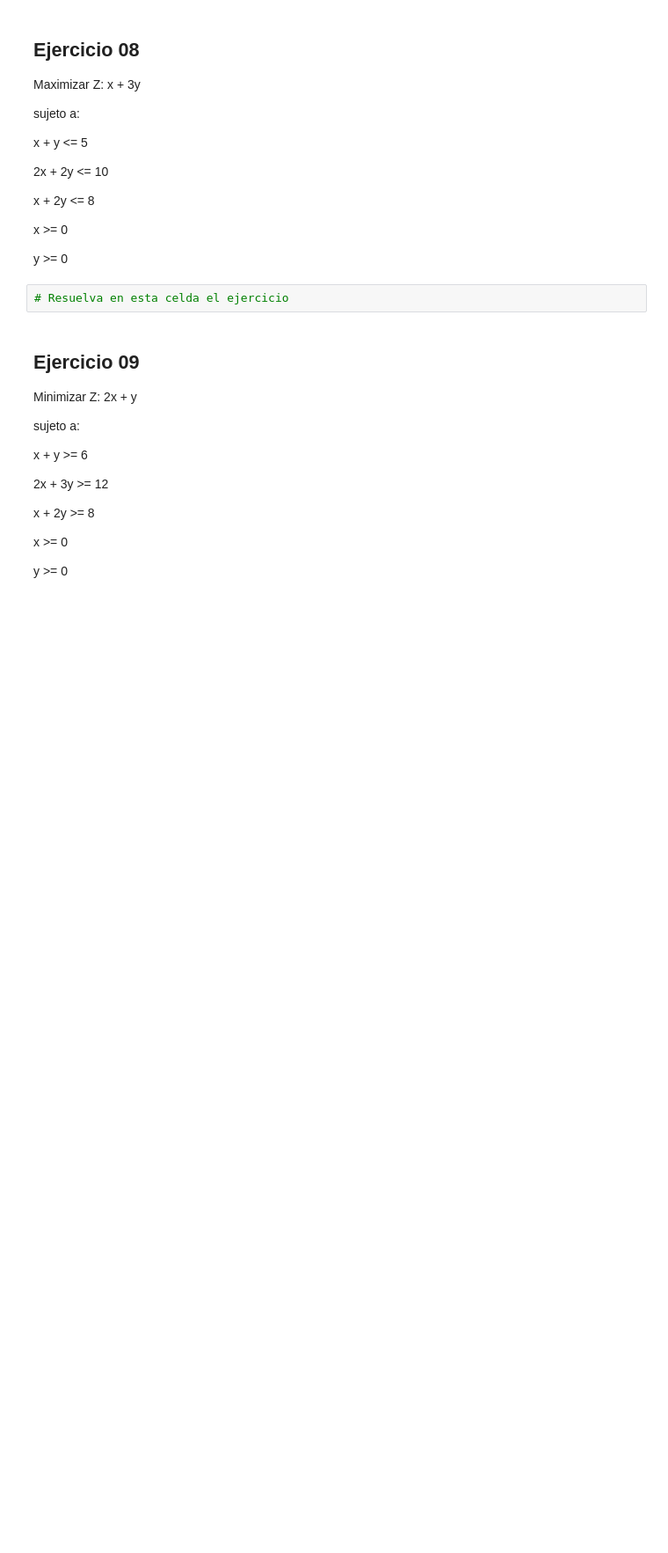
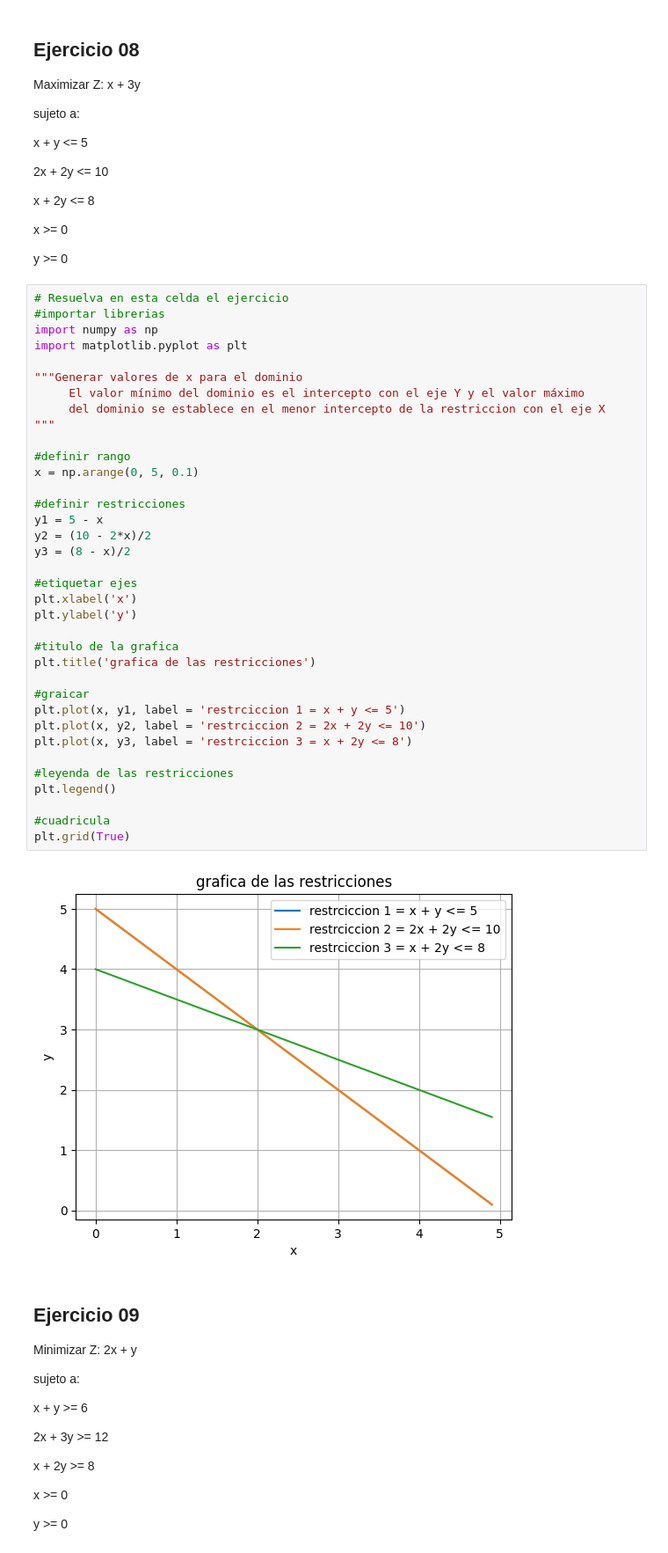
Before and after one commit to satoroa/Fundamentos-de-optimizacion-lineal, a Jupyter notebook: Taller_00_solución_gráfica_de_problemas_de_optimización_lineal.ipynb, the cells around one changed output. Shown at 88% size. Cells and saved outputs as stored; diff of their text form; blank space fills up the shorter version.

```diff
--- a/Taller_00_solución_gráfica_de_problemas_de_optimización_lineal.ipynb
+++ b/Taller_00_solución_gráfica_de_problemas_de_optimización_lineal.ipynb
@@ -694,8 +728,44 @@ Maximizar  Z: x + 3y
    x >= 0
 
    y >= 0
-# %%
-# Resuelva en esta celda el ejercicio
+# %%
+# Resuelva en esta celda el ejercicio
+#importar librerias
+import numpy as np
+import matplotlib.pyplot as plt
+
+"""Generar valores de x para el dominio
+     El valor mínimo del dominio es el intercepto con el eje Y y el valor máximo
+     del dominio se establece en el menor intercepto de la restriccion con el eje X
+"""
+
+#definir rango
+x = np.arange(0, 5, 0.1)
+
+#definir restricciones
+y1 = 5 - x
+y2 = (10 - 2*x)/2
+y3 = (8 - x)/2
+
+#etiquetar ejes
+plt.xlabel('x')
+plt.ylabel('y')
+
+#titulo de la grafica
+plt.title('grafica de las restricciones')
+
+#graicar
+plt.plot(x, y1, label = 'restrciccion 1 = x + y <= 5')
+plt.plot(x, y2, label = 'restrciccion 2 = 2x + 2y <= 10')
+plt.plot(x, y3, label = 'restrciccion 3 = x + 2y <= 8')
+
+#leyenda de las restricciones
+plt.legend()
+
+#cuadricula
+plt.grid(True)
+# %% [output]
+[figure, added]
 # %% [markdown]
 ## Ejercicio 09
 
```
Also changed, not shown: parts of 4 cells of this notebook.
